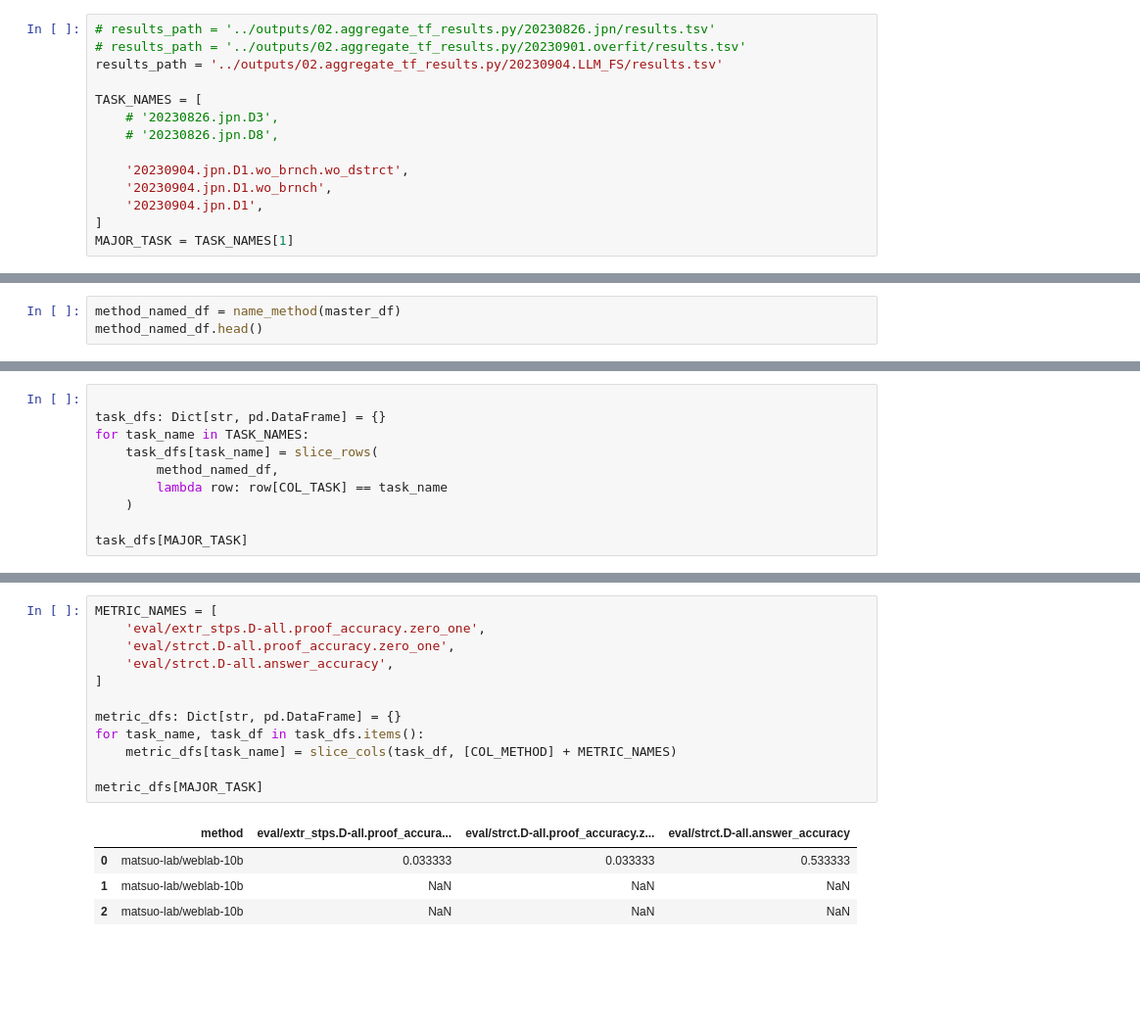
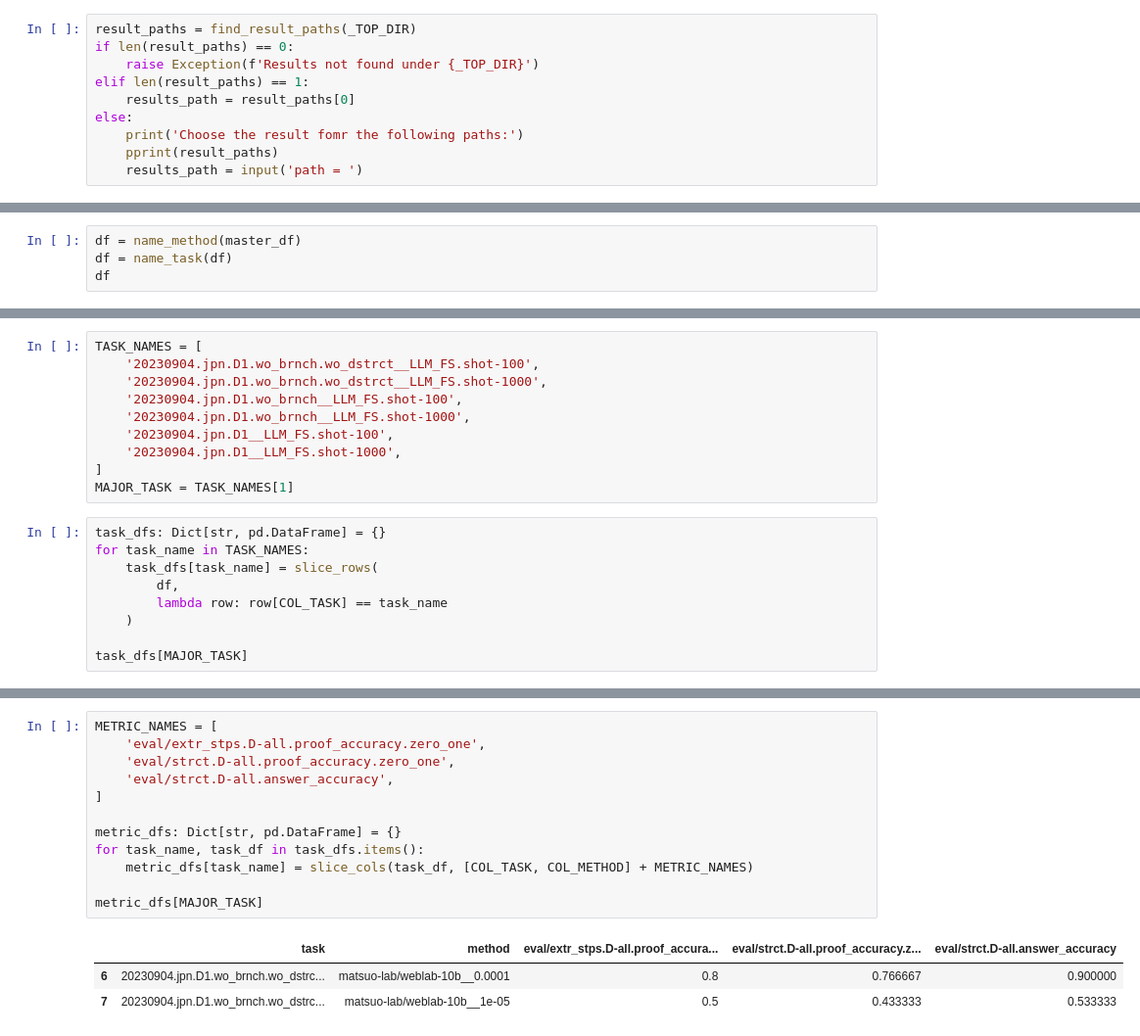
Before and after one commit to hitachi-nlp/FLD-prover, a Jupyter notebook: ipynb/analysis.ipynb, the cells around one changed output, grey strips where cells are left out. Shown at 98% size. Cells and saved outputs as stored; diff of their text form; blank space fills up the shorter version.

```diff
--- a/ipynb/analysis.ipynb
+++ b/ipynb/analysis.ipynb
@@ -82,17 +95,13 @@ find_results(_TOP_DIR)
 # %%
-# results_path = '../outputs/02.aggregate_tf_results.py/20230826.jpn/results.tsv'
-# results_path = '../outputs/02.aggregate_tf_results.py/20230901.overfit/results.tsv'
-results_path = '../outputs/02.aggregate_tf_results.py/20230904.LLM_FS/results.tsv'
-
-TASK_NAMES = [
-    # '20230826.jpn.D3',
-    # '20230826.jpn.D8',
-
-    '20230904.jpn.D1.wo_brnch.wo_dstrct',
-    '20230904.jpn.D1.wo_brnch',
-    '20230904.jpn.D1',
-]
-MAJOR_TASK = TASK_NAMES[1]
+result_paths = find_result_paths(_TOP_DIR)
+if len(result_paths) == 0:
+    raise Exception(f'Results not found under {_TOP_DIR}')
+elif len(result_paths) == 1:
+    results_path = result_paths[0]
+else:
+    print('Choose the result fomr the following paths:')
+    pprint(result_paths)
+    results_path = input('path = ')
 # %%
 master_df = pd.read_csv(results_path, sep='\t')
 master_df.head()
@@ -106,4 +115,5 @@ master_df.head()
 # %%
-method_named_df = name_method(master_df)
-method_named_df.head()
+df = name_method(master_df)
+df = name_task(df)
+df
 # %% [output]
@@ -116,9 +143,18 @@ method_named_df.head()
+# %%
+TASK_NAMES = [
+    '20230904.jpn.D1.wo_brnch.wo_dstrct__LLM_FS.shot-100',
+    '20230904.jpn.D1.wo_brnch.wo_dstrct__LLM_FS.shot-1000',
+    '20230904.jpn.D1.wo_brnch__LLM_FS.shot-100',
+    '20230904.jpn.D1.wo_brnch__LLM_FS.shot-1000',
+    '20230904.jpn.D1__LLM_FS.shot-100',
+    '20230904.jpn.D1__LLM_FS.shot-1000',
+]
+MAJOR_TASK = TASK_NAMES[1]
 # %%
-
 task_dfs: Dict[str, pd.DataFrame] = {}
 for task_name in TASK_NAMES:
     task_dfs[task_name] = slice_rows(
-        method_named_df,
+        df,
         lambda row: row[COL_TASK] == task_name
     )
 
@@ -131,20 +166,19 @@ task_dfs[MAJOR_TASK]
 # %%
 METRIC_NAMES = [
     'eval/extr_stps.D-all.proof_accuracy.zero_one',
     'eval/strct.D-all.proof_accuracy.zero_one',
     'eval/strct.D-all.answer_accuracy',
 ]
 
 metric_dfs: Dict[str, pd.DataFrame] = {}
 for task_name, task_df in task_dfs.items():
-    metric_dfs[task_name] = slice_cols(task_df, [COL_METHOD] + METRIC_NAMES)
+    metric_dfs[task_name] = slice_cols(task_df, [COL_TASK, COL_METHOD] + METRIC_NAMES)
 
 metric_dfs[MAJOR_TASK]
 # %% [output]
-|  | method | eval/extr_stps.D-all.proof_accura... | eval/strct.D-all.proof_accuracy.z... | eval/strct.D-all.answer_accuracy |
-| 0 | matsuo-lab/weblab-10b | 0.033333 | 0.033333 | 0.533333 |
-| 1 | matsuo-lab/weblab-10b | NaN | NaN | NaN |
-| 2 | matsuo-lab/weblab-10b | NaN | NaN | NaN |
+|  | task | method | eval/extr_stps.D-all.proof_accura... | eval/strct.D-all.proof_accuracy.z... | eval/strct.D-all.answer_accuracy |
+| 6 | 20230904.jpn.D1.wo_brnch.wo_dstrc... | matsuo-lab/weblab-10b__0.0001 | 0.8 | 0.766667 | 0.900000 |
+| 7 | 20230904.jpn.D1.wo_brnch.wo_dstrc... | matsuo-lab/weblab-10b__1e-05 | 0.5 | 0.433333 | 0.533333 |
 # %%
 METRIC_RENAMES = {
     'eval/extr_stps.D-all.proof_accuracy.zero_one': 'prf_acc.extr',
```
Also changed, not shown: parts of 15 cells of this notebook, 7 other files.
